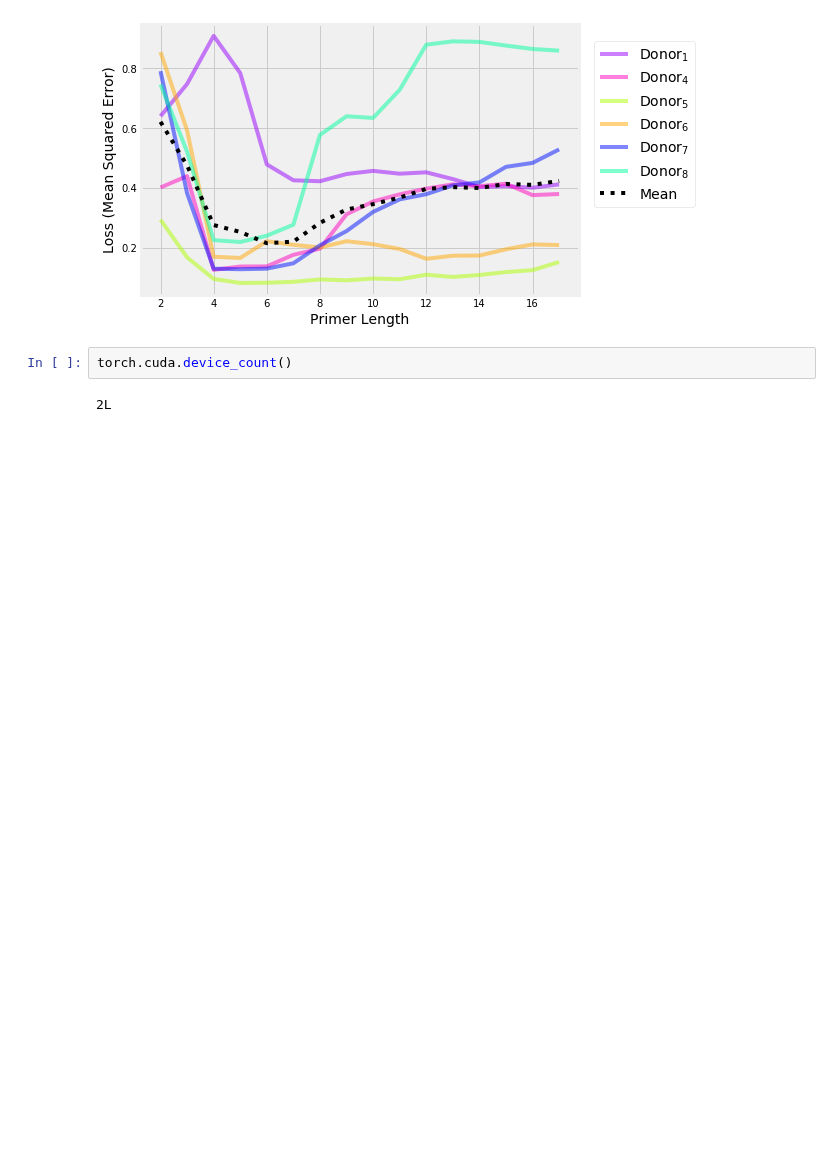
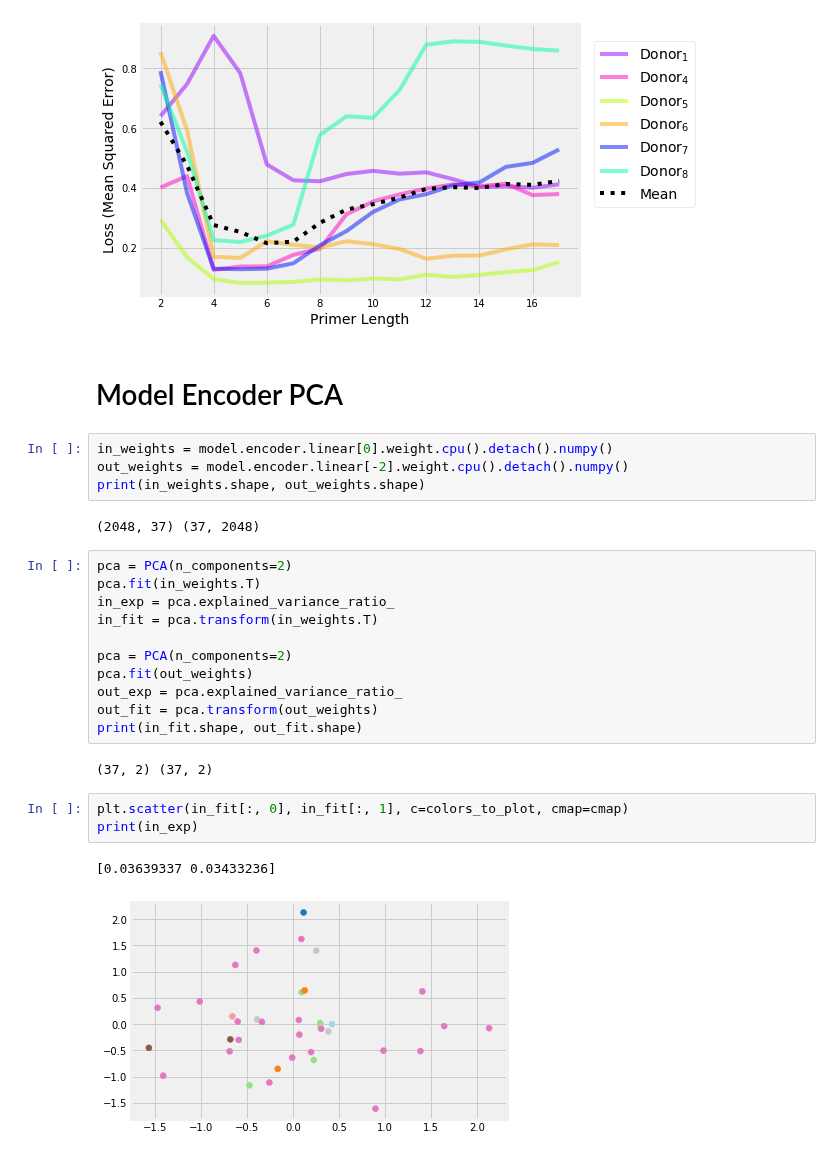
Before and after one commit to michaelwiest/microbiome-rnn, a Jupyter notebook: notebooks/Model Evaluator.ipynb, the cells around one changed output. Saved outputs shown, nothing was run; the diff lists cells and outputs as text; blank space fills up the shorter version.

```diff
--- a/notebooks/Model Evaluator.ipynb
+++ b/notebooks/Model Evaluator.ipynb
@@ -521,7 +521,30 @@ plt.show()
 # %% [output]
 (16,)
 [figure]
-# %%
-torch.cuda.device_count()
-# %% [output]
-2L
+# %% [markdown]
+# Model Encoder PCA
+# %%
+in_weights = model.encoder.linear[0].weight.cpu().detach().numpy()
+out_weights = model.encoder.linear[-2].weight.cpu().detach().numpy()
+print(in_weights.shape, out_weights.shape)
+# %% [output]
+(2048, 37) (37, 2048)
+# %%
+pca = PCA(n_components=2)
+pca.fit(in_weights.T)
+in_exp = pca.explained_variance_ratio_
+in_fit = pca.transform(in_weights.T)
+
+pca = PCA(n_components=2)
+pca.fit(out_weights)
+out_exp = pca.explained_variance_ratio_
+out_fit = pca.transform(out_weights)
+print(in_fit.shape, out_fit.shape)
+# %% [output]
+(37, 2) (37, 2)
+# %%
+plt.scatter(in_fit[:, 0], in_fit[:, 1], c=colors_to_plot, cmap=cmap)
+print(in_exp)
+# %% [output]
+[0.03639337 0.03433236]
+[figure, added]
```
Also changed, not shown: parts of 2 cells of this notebook.
